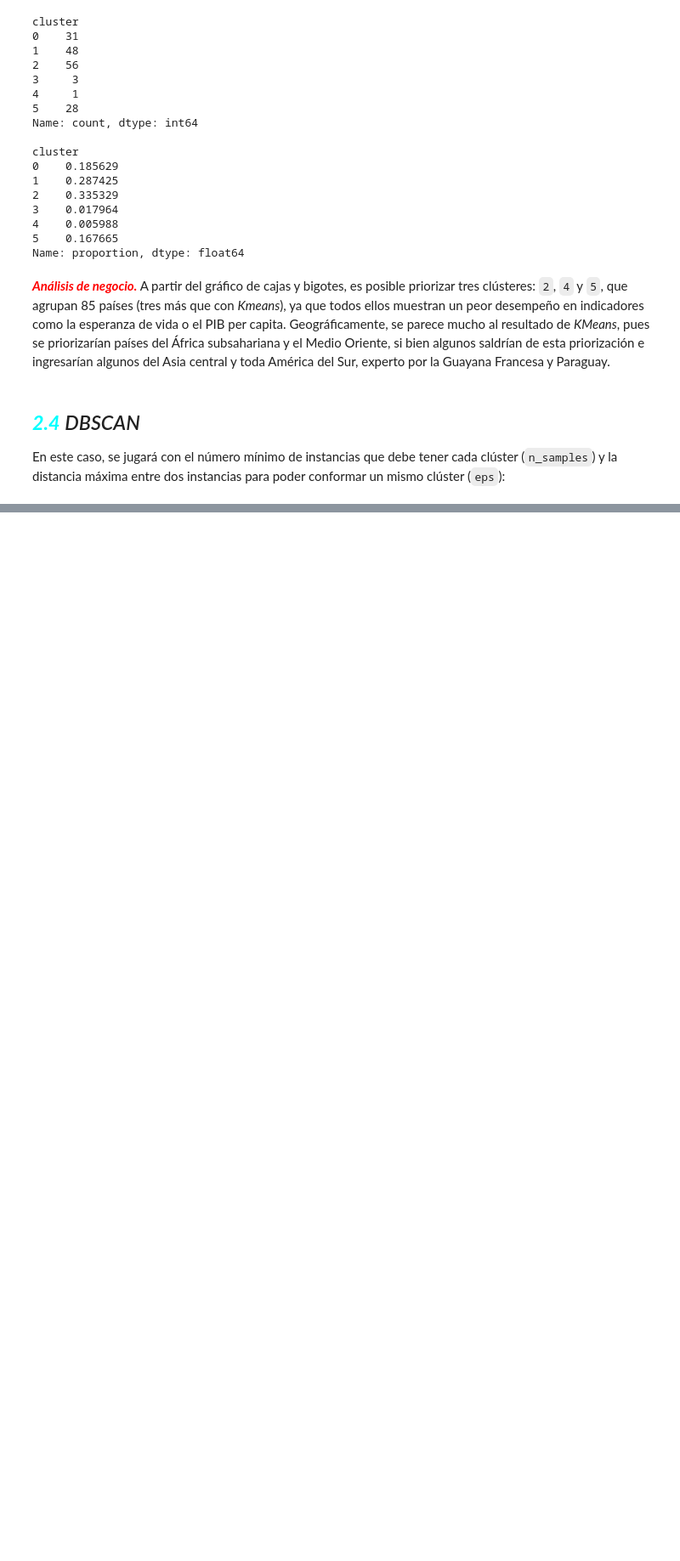
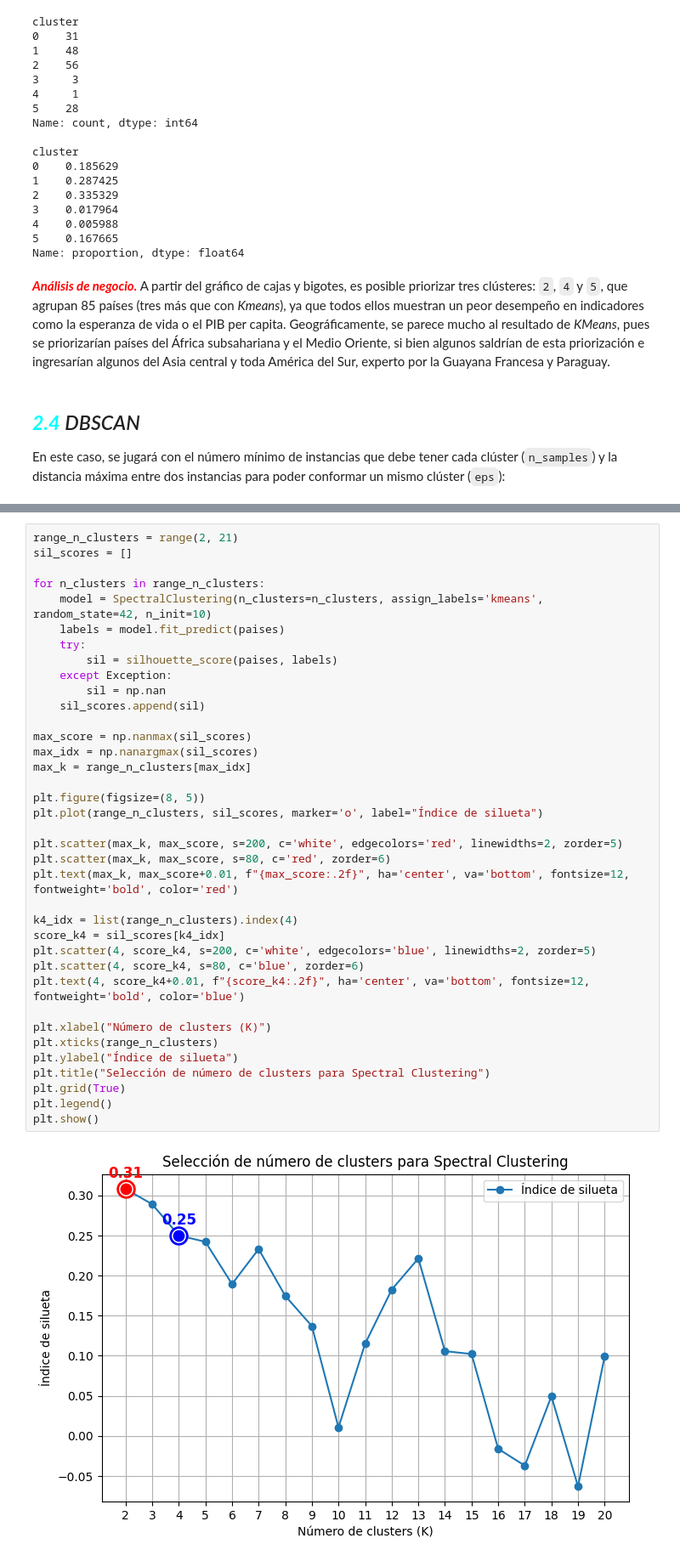
Before and after one commit to scuartasr/aprendmaq_entregable_3, a Jupyter notebook: Cuadernos/02_clusterizacion.ipynb, the cells around one changed output, grey strips where cells are left out. Shown at 85% size. Drawn from its saved outputs; the diff is of its cells as text; blank space fills up the shorter version.

```diff
--- a/Cuadernos/02_clusterizacion.ipynb
+++ b/Cuadernos/02_clusterizacion.ipynb
@@ -594,0 +719,39 @@ plt.show()
+# %%
+range_n_clusters = range(2, 21)
+sil_scores = []
+
+for n_clusters in range_n_clusters:
+    model = SpectralClustering(n_clusters=n_clusters, assign_labels='kmeans', random_state=42, n_init=10)
+    labels = model.fit_predict(paises)
+    try:
+        sil = silhouette_score(paises, labels)
+    except Exception:
+        sil = np.nan
+    sil_scores.append(sil)
+
+max_score = np.nanmax(sil_scores)
+max_idx = np.nanargmax(sil_scores)
+max_k = range_n_clusters[max_idx]
+
+plt.figure(figsize=(8, 5))
+plt.plot(range_n_clusters, sil_scores, marker='o', label="Índice de silueta")
+
+plt.scatter(max_k, max_score, s=200, c='white', edgecolors='red', linewidths=2, zorder=5)
+plt.scatter(max_k, max_score, s=80, c='red', zorder=6)
+plt.text(max_k, max_score+0.01, f"{max_score:.2f}", ha='center', va='bottom', fontsize=12, fontweight='bold', color='red')
+
+k4_idx = list(range_n_clusters).index(4)
+score_k4 = sil_scores[k4_idx]
+plt.scatter(4, score_k4, s=200, c='white', edgecolors='blue', linewidths=2, zorder=5)
+plt.scatter(4, score_k4, s=80, c='blue', zorder=6)
+plt.text(4, score_k4+0.01, f"{score_k4:.2f}", ha='center', va='bottom', fontsize=12, fontweight='bold', color='blue')
+
+plt.xlabel("Número de clusters (K)")
+plt.xticks(range_n_clusters)
+plt.ylabel("Índice de silueta")
+plt.title("Selección de número de clusters para Spectral Clustering")
+plt.grid(True)
+plt.legend()
+plt.show()
+# %% [output]
+[figure, added]
```
Also changed, not shown: parts of 22 cells of this notebook.
